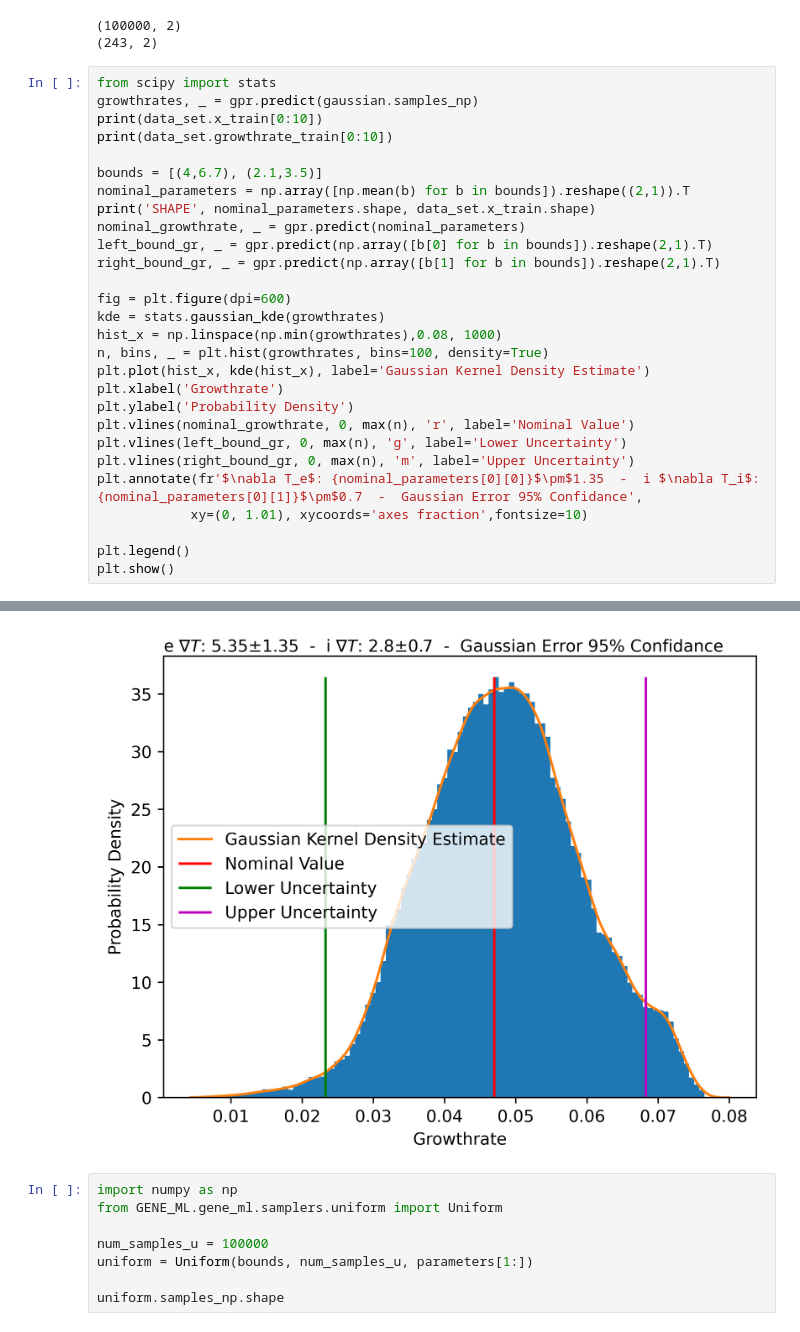
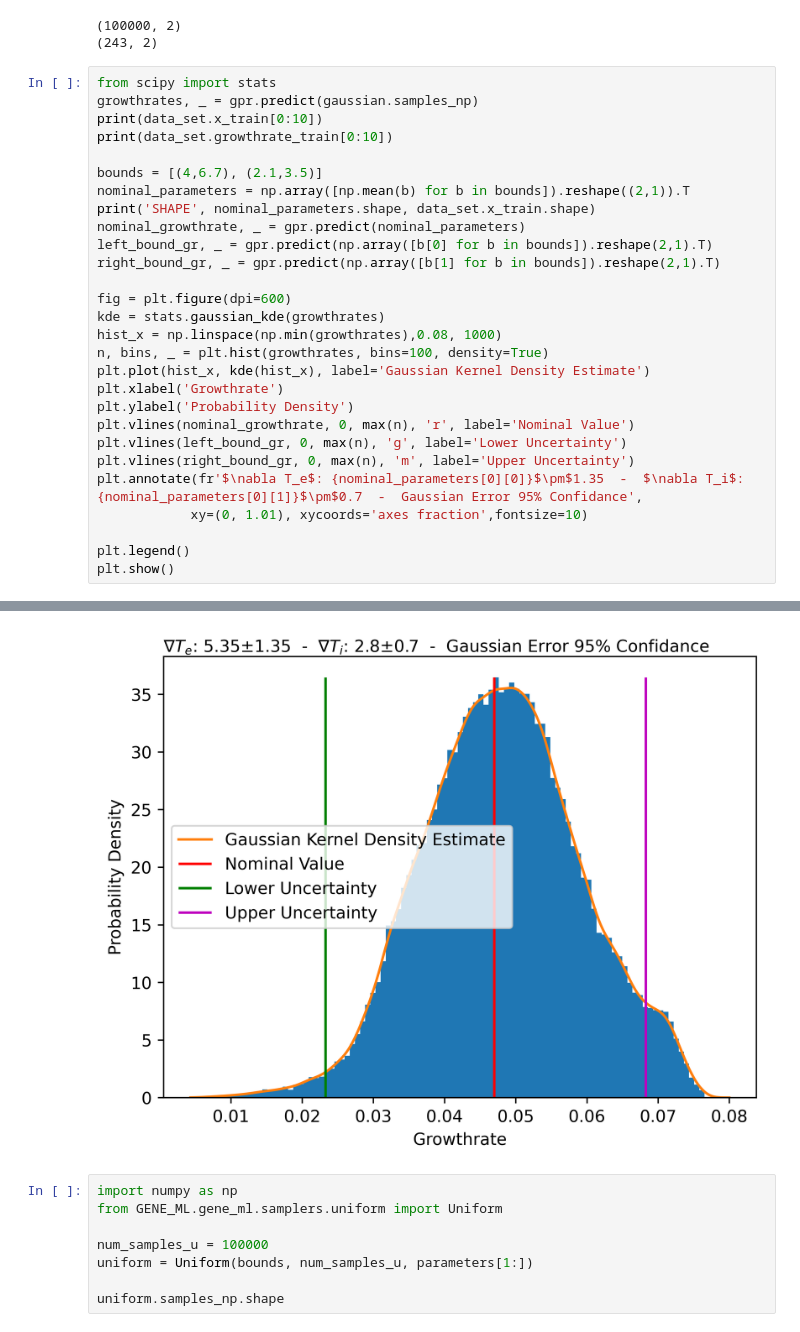
Before and after one commit to DanHarJor/GENE_UQ, a Jupyter notebook: UQ_demo.ipynb, the cells around one changed output, grey strips where cells are left out. Drawn from its saved outputs; the diff is of its cells as text.

```diff
--- a/UQ_demo.ipynb
+++ b/UQ_demo.ipynb
@@ -218,35 +218,35 @@ kde = stats.gaussian_kde(growthrates)
 hist_x = np.linspace(np.min(growthrates),0.08, 1000)
 n, bins, _ = plt.hist(growthrates, bins=100, density=True)
 plt.plot(hist_x, kde(hist_x), label='Gaussian Kernel Density Estimate')
 plt.xlabel('Growthrate')
 plt.ylabel('Probability Density')
 plt.vlines(nominal_growthrate, 0, max(n), 'r', label='Nominal Value')
 plt.vlines(left_bound_gr, 0, max(n), 'g', label='Lower Uncertainty')
 plt.vlines(right_bound_gr, 0, max(n), 'm', label='Upper Uncertainty')
-plt.annotate(fr'$\nabla T_e$: {nominal_parameters[0][0]}$\pm$1.35  -  i $\nabla T_i$: {nominal_parameters[0][1]}$\pm$0.7  -  Gaussian Error 95% Confidance',
+plt.annotate(fr'$\nabla T_e$: {nominal_parameters[0][0]}$\pm$1.35  -  $\nabla T_i$: {nominal_parameters[0][1]}$\pm$0.7  -  Gaussian Error 95% Confidance',
             xy=(0, 1.01), xycoords='axes fraction',fontsize=10)
 
 plt.legend()
 plt.show()
 # %% [output]
 (100000, 1)
 [[0.03672265]
  [0.05084211]
  [0.03403357]
  ...
  [0.05256407]
  [0.03157641]
  [0.0445026 ]]
 [[4.656747 3.161537]
  [4.142848 3.328288]
  [4.39567  3.441717]
  [5.851016 2.526608]
 ... (10 lines left out)
 (1, 1)
 [[0.02328608]]
 (1, 1)
 [[0.06827137]]
-[figure, old version]
+[figure, new version]
 # %%
 import numpy as np
 from GENE_ML.gene_ml.samplers.uniform import Uniform
```
Also changed, not shown: parts of 2 cells of this notebook, 1 other file.
